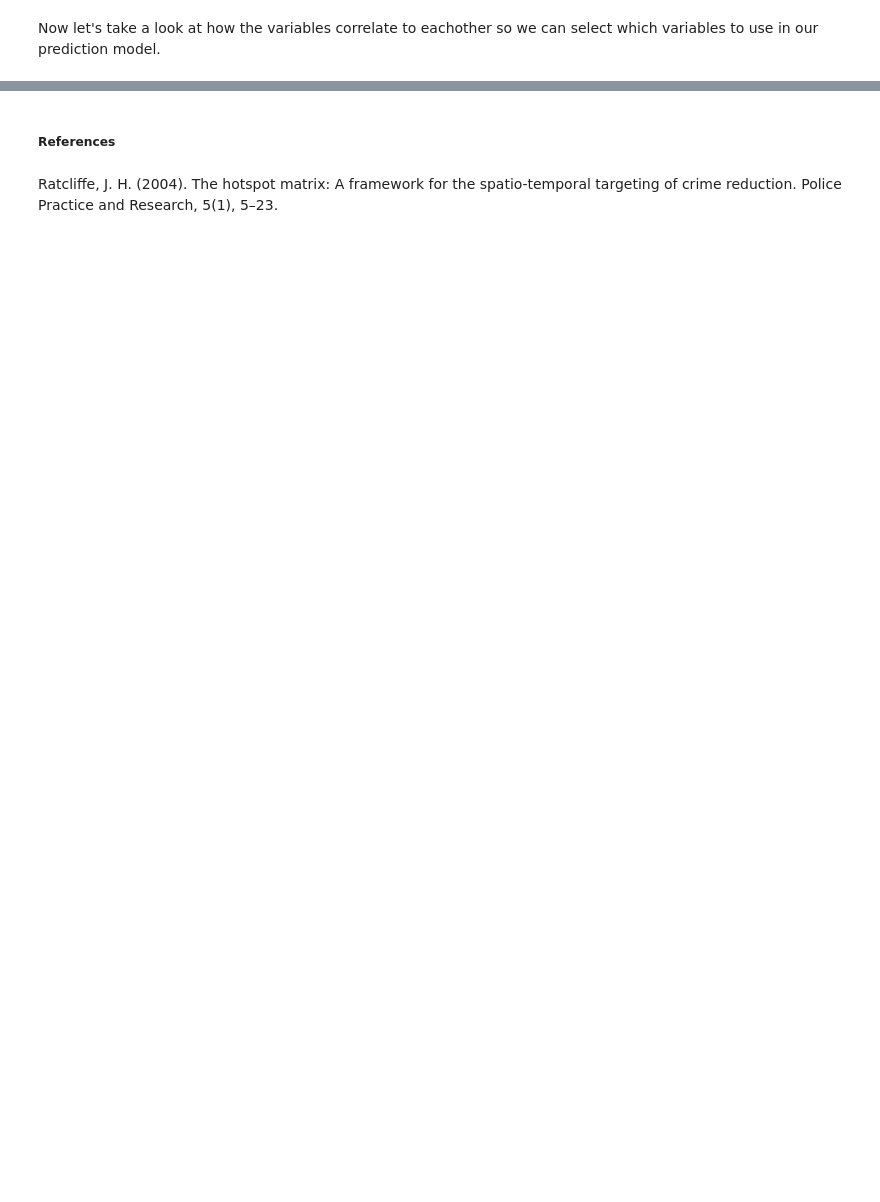
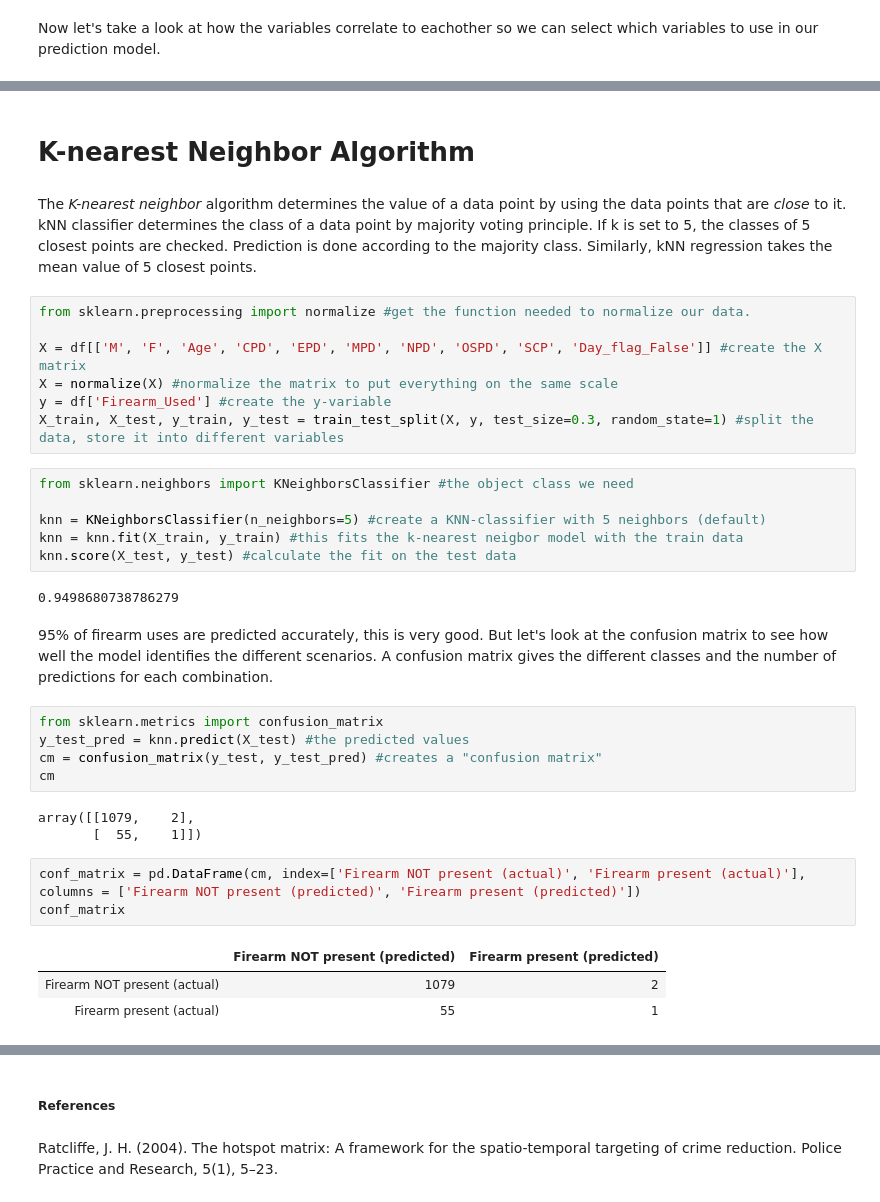
Before and after one commit to mar-berk/Machine-learning, a Jupyter notebook: Final Project/Crime Prediction.ipynb, the cells around one changed output, grey strips where cells are left out. Drawn from its saved outputs; the diff is of its cells as text; blank space fills up the shorter version.

```diff
--- a/Final Project/Crime Prediction.ipynb
+++ b/Final Project/Crime Prediction.ipynb
@@ -129,0 +141,36 @@ df = df.dropna() #first get rid of rows with empty cells
+# %% [markdown]
+# K-nearest Neighbor Algorithm
+# %% [markdown]
+The _K-nearest neighbor_ algorithm determines the value of a data point by using the data points that are _close_ to it. kNN classifier determines the class of a data point by majority voting principle. If k is set to 5, the classes of 5 closest points are checked. Prediction is done according to the majority class. Similarly, kNN regression takes the mean value of 5 closest points.
+# %%
+from sklearn.preprocessing import normalize #get the function needed to normalize our data.
+
+X = df[['M', 'F', 'Age', 'CPD', 'EPD', 'MPD', 'NPD', 'OSPD', 'SCP', 'Day_flag_False']] #create the X matrix
+X = normalize(X) #normalize the matrix to put everything on the same scale
+y = df['Firearm_Used'] #create the y-variable
+X_train, X_test, y_train, y_test = train_test_split(X, y, test_size=0.3, random_state=1) #split the data, store it into different variables
+# %%
+from sklearn.neighbors import KNeighborsClassifier #the object class we need
+
+knn = KNeighborsClassifier(n_neighbors=5) #create a KNN-classifier with 5 neighbors (default)
+knn = knn.fit(X_train, y_train) #this fits the k-nearest neigbor model with the train data
+knn.score(X_test, y_test) #calculate the fit on the test data
+# %% [output]
+0.9498680738786279
+# %% [markdown]
+95% of firearm uses are predicted accurately, this is very good. But let's look at the confusion matrix to see how well the model identifies the different scenarios. A confusion matrix gives the different classes and the number of predictions for each combination.
+# %%
+from sklearn.metrics import confusion_matrix
+y_test_pred = knn.predict(X_test) #the predicted values
+cm = confusion_matrix(y_test, y_test_pred) #creates a "confusion matrix"
+cm
+# %% [output]
+array([[1079,    2],
+       [  55,    1]])
+# %%
+conf_matrix = pd.DataFrame(cm, index=['Firearm NOT present (actual)', 'Firearm present (actual)'], columns = ['Firearm NOT present (predicted)', 'Firearm present (predicted)'])
+conf_matrix
+# %% [output]
+|  | Firearm NOT present (predicted) | Firearm present (predicted) |
+| Firearm NOT present (actual) | 1079 | 2 |
+| Firearm present (actual) | 55 | 1 |
```
Also changed, not shown: parts of 24 cells of this notebook.
